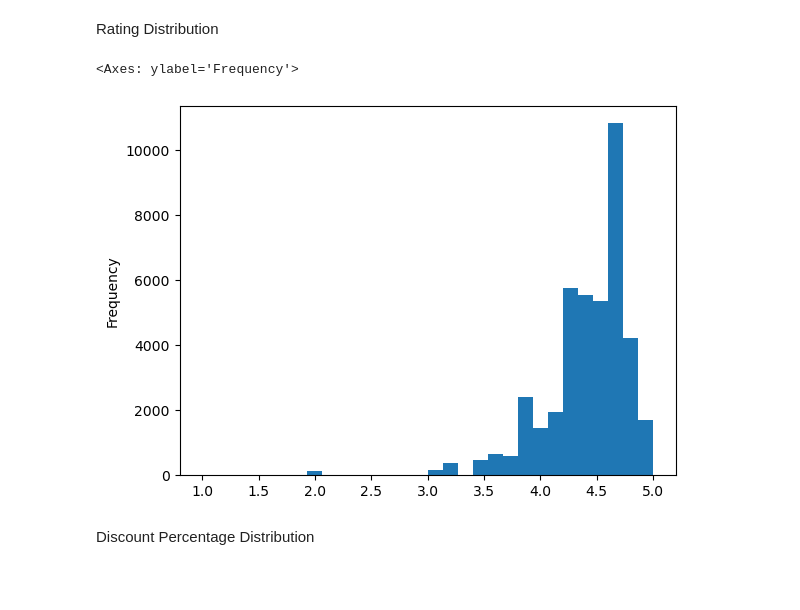
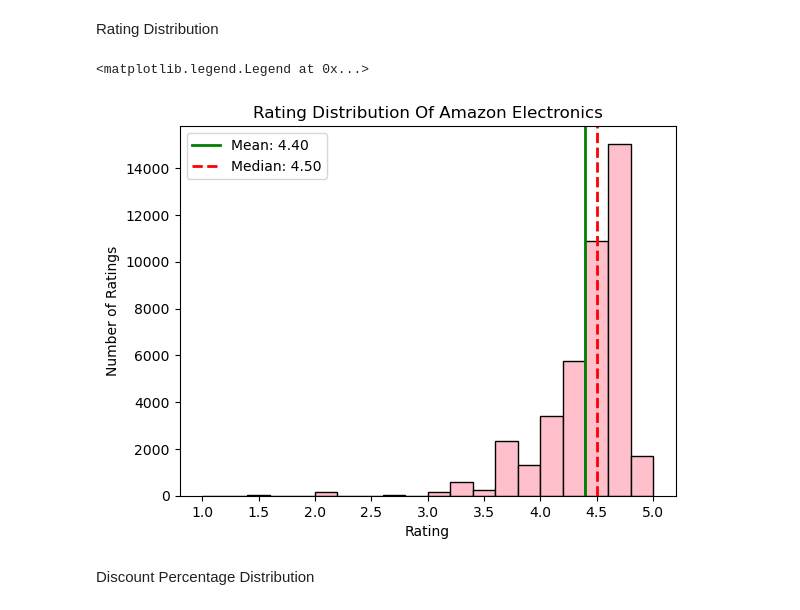
Before and after one commit to bhargavi30-dsa/AI-Powered-Ecommerce-Revenue-Intelligence-System, a Jupyter notebook: notebooks/visualization.ipynb, the cells around one changed output. Saved outputs shown, nothing was run; the diff lists cells and outputs as text; code cells hidden in the pictures; blank space fills up the shorter version.

Commit message:
Added rating distribtuion plot

```diff
--- a/notebooks/visualization.ipynb
+++ b/notebooks/visualization.ipynb
@@ -54,10 +54,21 @@ plt.savefig(r'D:\E-Commerce_dynamic_system\outputs\charts\price_distribution.png
 # %% [markdown]
 Rating Distribution
 # %%
-df['rating'].plot(kind='hist',bins=30)
+
+plt.hist(df['rating'],bins=20,color='pink',edgecolor='black')
+mean_rating=df['rating'].mean()
+median_rating=df['rating'].median()
+plt.axvline(mean_rating,linestyle='-',linewidth=2,color='green',label=f'Mean: {mean_rating:.2f}')
+plt.axvline(median_rating,linestyle='--',linewidth=2,color='red',label=f'Median: {median_rating:.2f}')
+plt.title("Rating Distribution Of Amazon Electronics")
+plt.xlabel("Rating")
+plt.ylabel("Number of Ratings")
+plt.savefig(r'D:\E-Commerce_dynamic_system\outputs\charts\rating_distribution.png',
+            dpi=300, bbox_inches='tight')
+plt.legend()
 # %% [output]
-<Axes: ylabel='Frequency'>
+<matplotlib.legend.Legend at 0x...>
-[figure, old version]
+[figure, new version]
 # %% [markdown]
 Discount Percentage Distribution
 # %%
```
Also changed, not shown: 2 other files.
